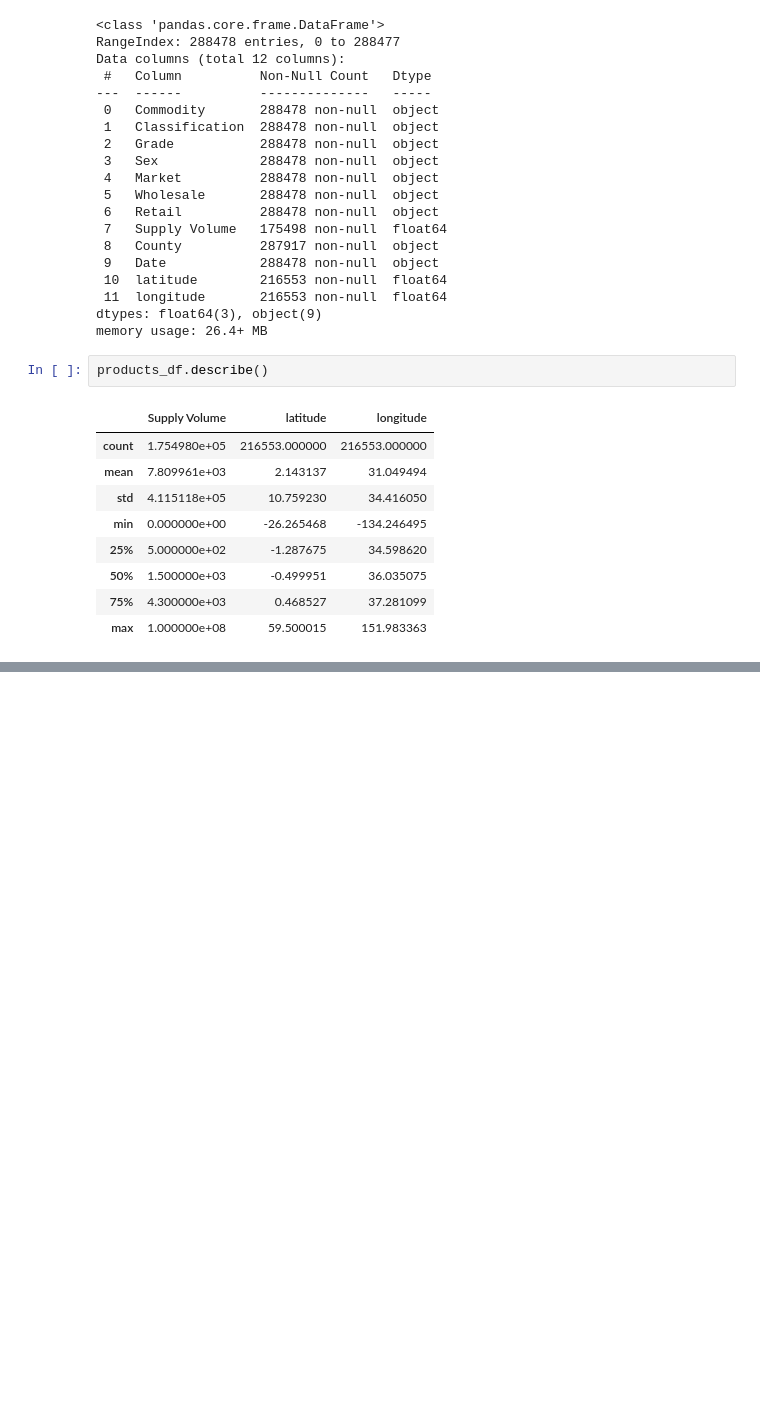
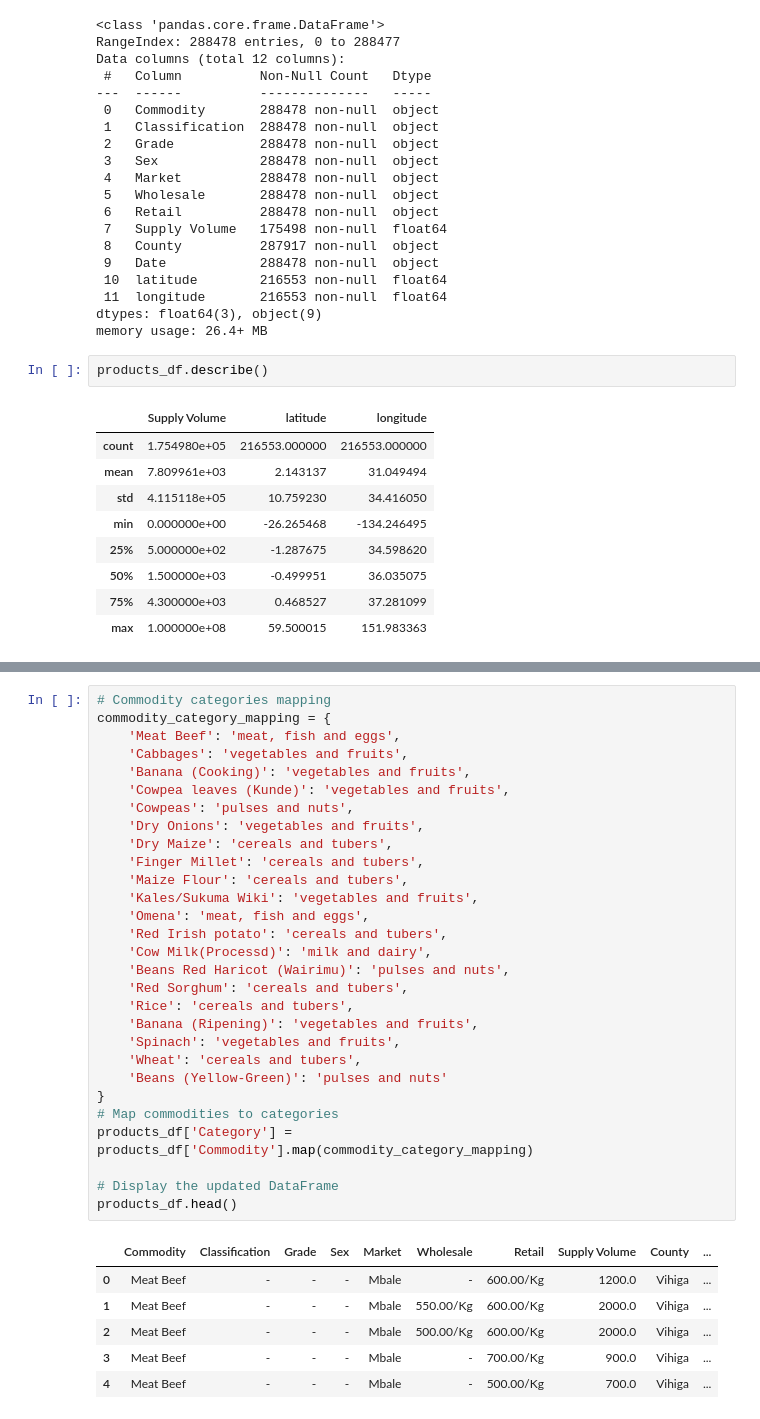
Before and after one commit to Logan-BCM/AgriPriceForecast-Kenya, a Jupyter notebook: Project.ipynb, the cells around one changed output, grey strips where cells are left out. Drawn from its saved outputs; the diff is of its cells as text; blank space fills up the shorter version.

```diff
--- a/Project.ipynb
+++ b/Project.ipynb
@@ -236,0 +265,36 @@ products_df.describe()
+# %%
+# Commodity categories mapping
+commodity_category_mapping = {
+    'Meat Beef': 'meat, fish and eggs',
+    'Cabbages': 'vegetables and fruits',
+    'Banana (Cooking)': 'vegetables and fruits',
+    'Cowpea leaves (Kunde)': 'vegetables and fruits',
+    'Cowpeas': 'pulses and nuts',
+    'Dry Onions': 'vegetables and fruits',
+    'Dry Maize': 'cereals and tubers',
+    'Finger Millet': 'cereals and tubers',
+    'Maize Flour': 'cereals and tubers',
+    'Kales/Sukuma Wiki': 'vegetables and fruits',
+    'Omena': 'meat, fish and eggs',
+    'Red Irish potato': 'cereals and tubers',
+    'Cow Milk(Processd)': 'milk and dairy',
+    'Beans Red Haricot (Wairimu)': 'pulses and nuts',
+    'Red Sorghum': 'cereals and tubers',
+    'Rice': 'cereals and tubers',
+    'Banana (Ripening)': 'vegetables and fruits',
+    'Spinach': 'vegetables and fruits',
+    'Wheat': 'cereals and tubers',
+    'Beans (Yellow-Green)': 'pulses and nuts'
+}
+# Map commodities to categories
+products_df['Category'] = products_df['Commodity'].map(commodity_category_mapping)
+
+# Display the updated DataFrame
+products_df.head()
+# %% [output]
+|  | Commodity | Classification | Grade | Sex | Market | Wholesale | Retail | Supply Volume | County | ... |
+| 0 | Meat Beef | - | - | - | Mbale | - | 600.00/Kg | 1200.0 | Vihiga | ... |
+| 1 | Meat Beef | - | - | - | Mbale | 550.00/Kg | 600.00/Kg | 2000.0 | Vihiga | ... |
+| 2 | Meat Beef | - | - | - | Mbale | 500.00/Kg | 600.00/Kg | 2000.0 | Vihiga | ... |
+| 3 | Meat Beef | - | - | - | Mbale | - | 700.00/Kg | 900.0 | Vihiga | ... |
+| 4 | Meat Beef | - | - | - | Mbale | - | 500.00/Kg | 700.0 | Vihiga | ... |
```
Also changed, not shown: parts of 4 cells of this notebook, 1 other file.
